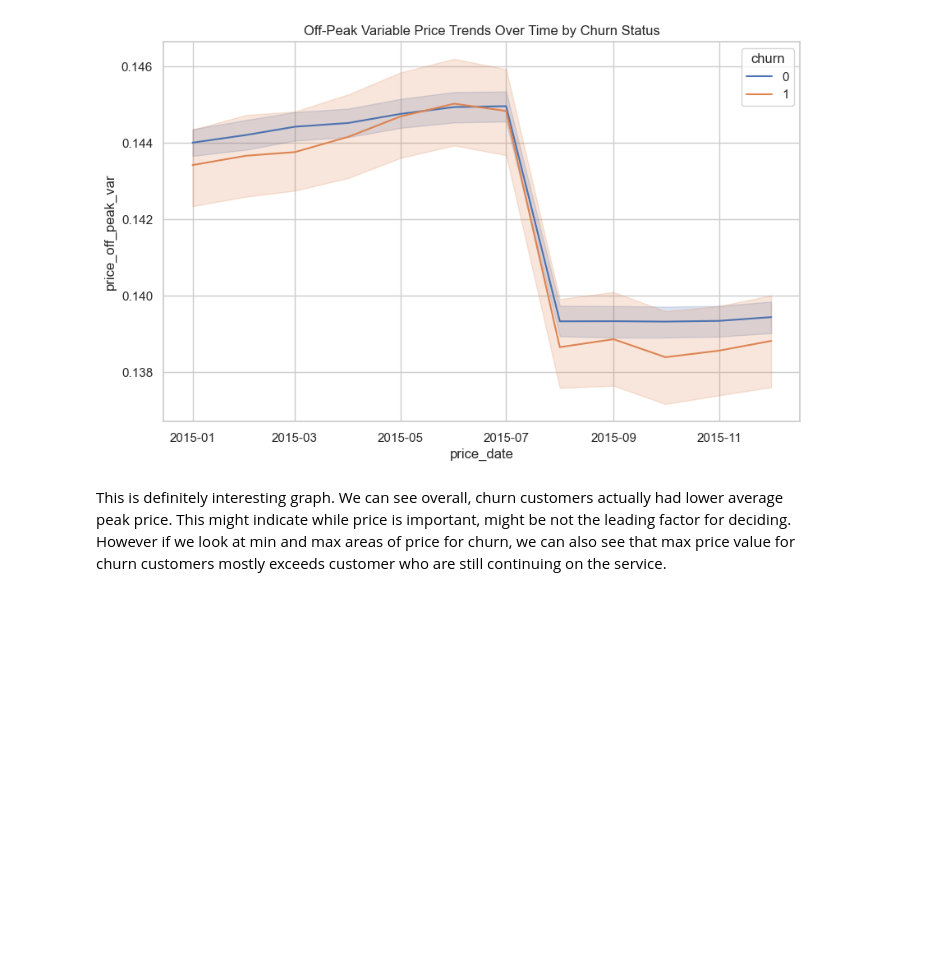
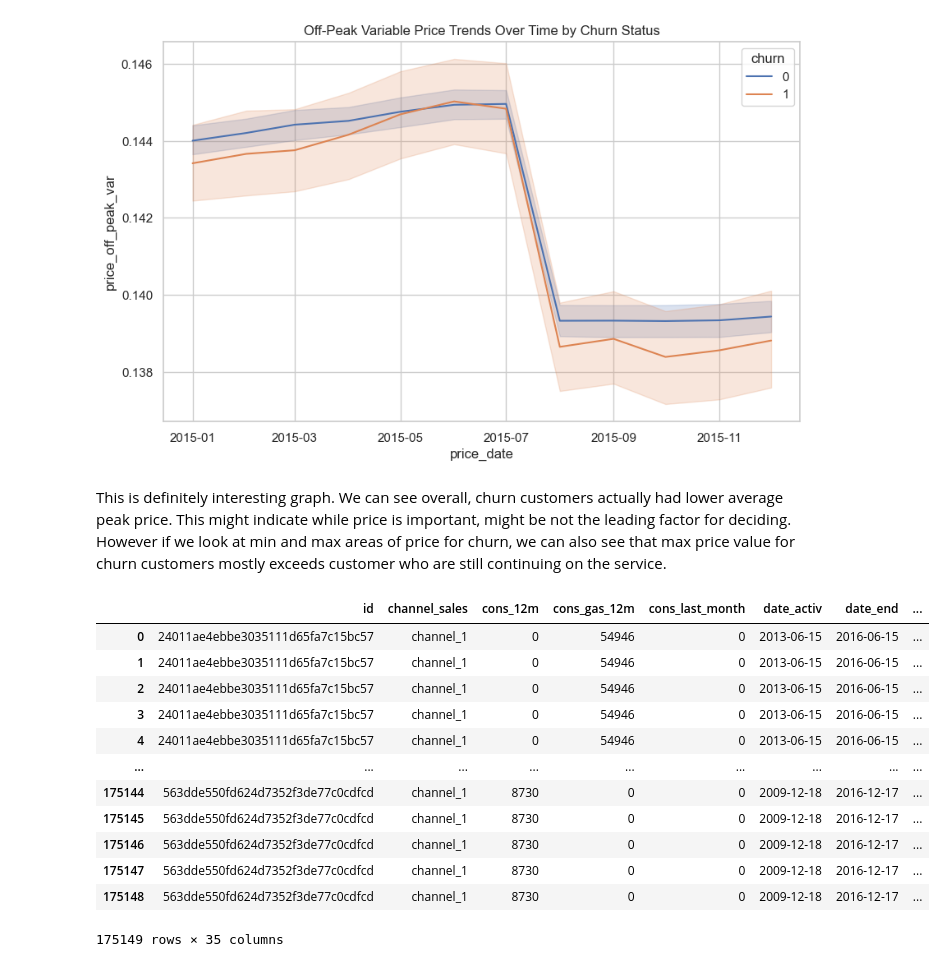
Before and after one commit to MetinUnlu/customer_churn, a Jupyter notebook: codes/eda_analysis.ipynb, the cells around one changed output. Drawn from its saved outputs; the diff is of its cells as text; code cells hidden in the pictures; blank space fills up the shorter version.

```diff
--- a/codes/eda_analysis.ipynb
+++ b/codes/eda_analysis.ipynb
@@ -639,3 +639,19 @@ plt.show()
 [figure]
 # %% [markdown]
 This is definitely interesting graph. We can see overall, churn customers actually had lower average peak price. This might indicate while price is important, might be not the leading factor for deciding. However if we look at min and max areas of price for churn, we can also see that max price value for churn customers mostly exceeds customer who are still continuing on the service.
+# %%
+merged_df
+# %% [output]
+|  | id | channel_sales | cons_12m | cons_gas_12m | cons_last_month | date_activ | date_end | ... |
+| 0 | 24011ae4ebbe3035111d65fa7c15bc57 | channel_1 | 0 | 54946 | 0 | 2013-06-15 | 2016-06-15 | ... |
+| 1 | 24011ae4ebbe3035111d65fa7c15bc57 | channel_1 | 0 | 54946 | 0 | 2013-06-15 | 2016-06-15 | ... |
+| 2 | 24011ae4ebbe3035111d65fa7c15bc57 | channel_1 | 0 | 54946 | 0 | 2013-06-15 | 2016-06-15 | ... |
+| 3 | 24011ae4ebbe3035111d65fa7c15bc57 | channel_1 | 0 | 54946 | 0 | 2013-06-15 | 2016-06-15 | ... |
+| 4 | 24011ae4ebbe3035111d65fa7c15bc57 | channel_1 | 0 | 54946 | 0 | 2013-06-15 | 2016-06-15 | ... |
+| ... | ... | ... | ... | ... | ... | ... | ... | ... |
+| 175144 | 563dde550fd624d7352f3de77c0cdfcd | channel_1 | 8730 | 0 | 0 | 2009-12-18 | 2016-12-17 | ... |
+| 175145 | 563dde550fd624d7352f3de77c0cdfcd | channel_1 | 8730 | 0 | 0 | 2009-12-18 | 2016-12-17 | ... |
+| 175146 | 563dde550fd624d7352f3de77c0cdfcd | channel_1 | 8730 | 0 | 0 | 2009-12-18 | 2016-12-17 | ... |
+| 175147 | 563dde550fd624d7352f3de77c0cdfcd | channel_1 | 8730 | 0 | 0 | 2009-12-18 | 2016-12-17 | ... |
+| 175148 | 563dde550fd624d7352f3de77c0cdfcd | channel_1 | 8730 | 0 | 0 | 2009-12-18 | 2016-12-17 | ... |
+175149 rows × 35 columns
```
Also changed, not shown: parts of 3 cells of this notebook, 5 other files.
